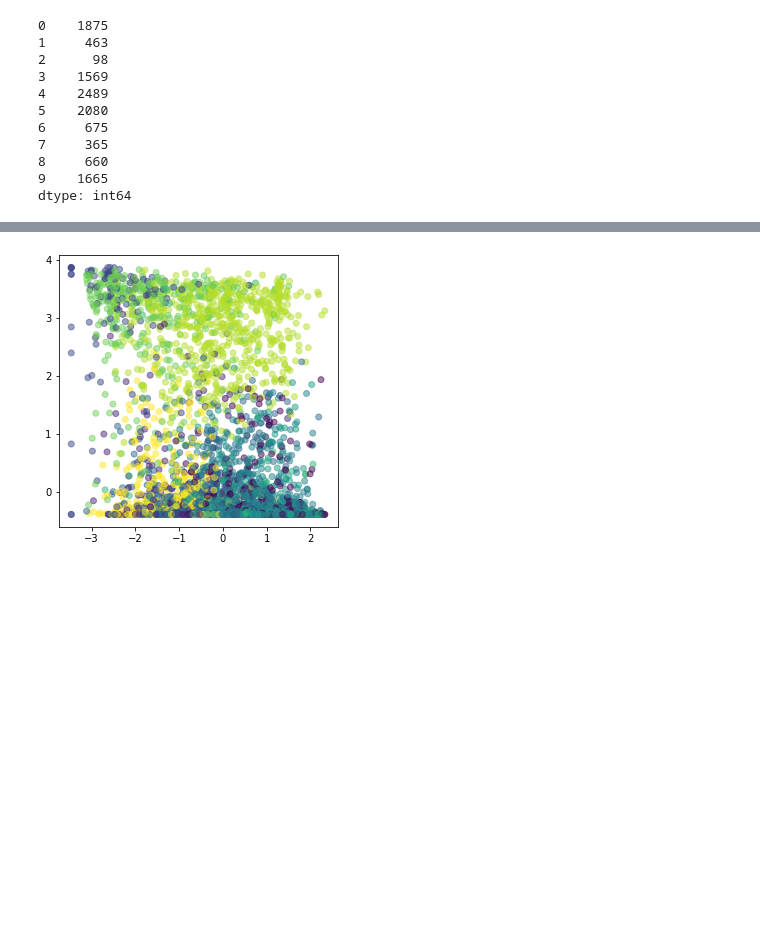
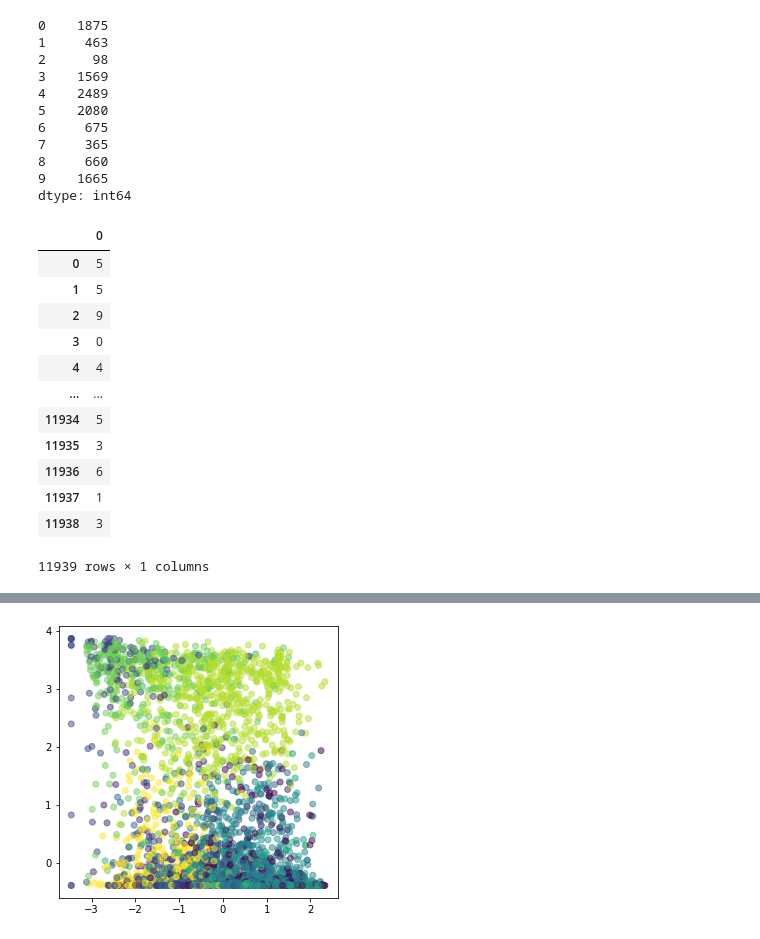
Before and after one commit to colemaqe/lab-web-scraping-single-page, a Jupyter notebook: New Playlist.ipynb, the cells around one changed output, grey strips where cells are left out. Cells and saved outputs as stored; diff of their text form; code cells hidden in the pictures; blank space fills up the shorter version.

```diff
--- a/New Playlist.ipynb
+++ b/New Playlist.ipynb
@@ -971,3 +989,20 @@ pd.Series(clusters).value_counts().sort_index()
 8     660
 9    1665
 dtype: int64
+# %%
+clusters = pd.DataFrame(clusters)
+clusters
+# %% [output]
+|  | 0 |
+| 0 | 5 |
+| 1 | 5 |
+| 2 | 9 |
+| 3 | 0 |
+| 4 | 4 |
+| ... | ... |
+| 11934 | 5 |
+| 11935 | 3 |
+| 11936 | 6 |
+| 11937 | 1 |
+| 11938 | 3 |
+11939 rows × 1 columns
```
Also changed, not shown: parts of 17 cells of this notebook, 2 other files.
